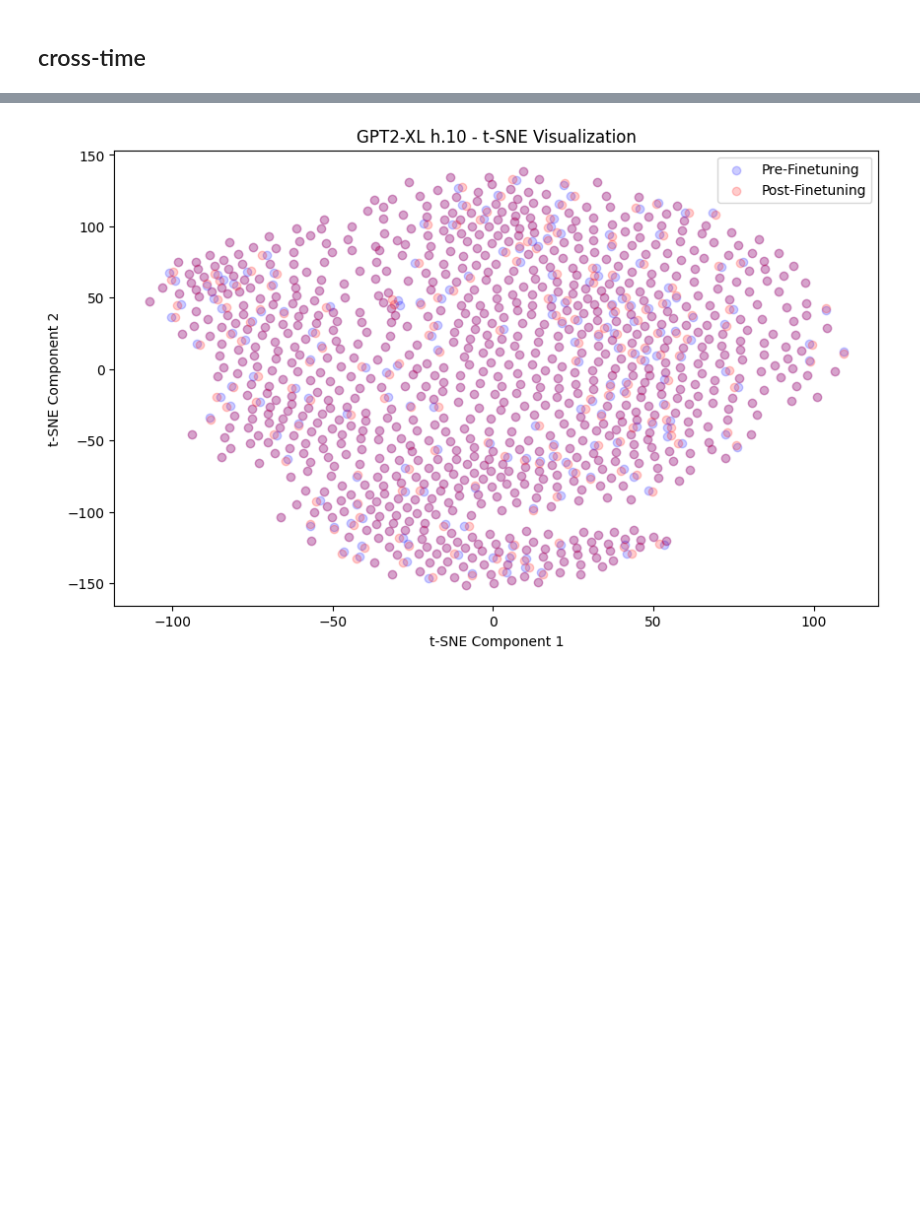
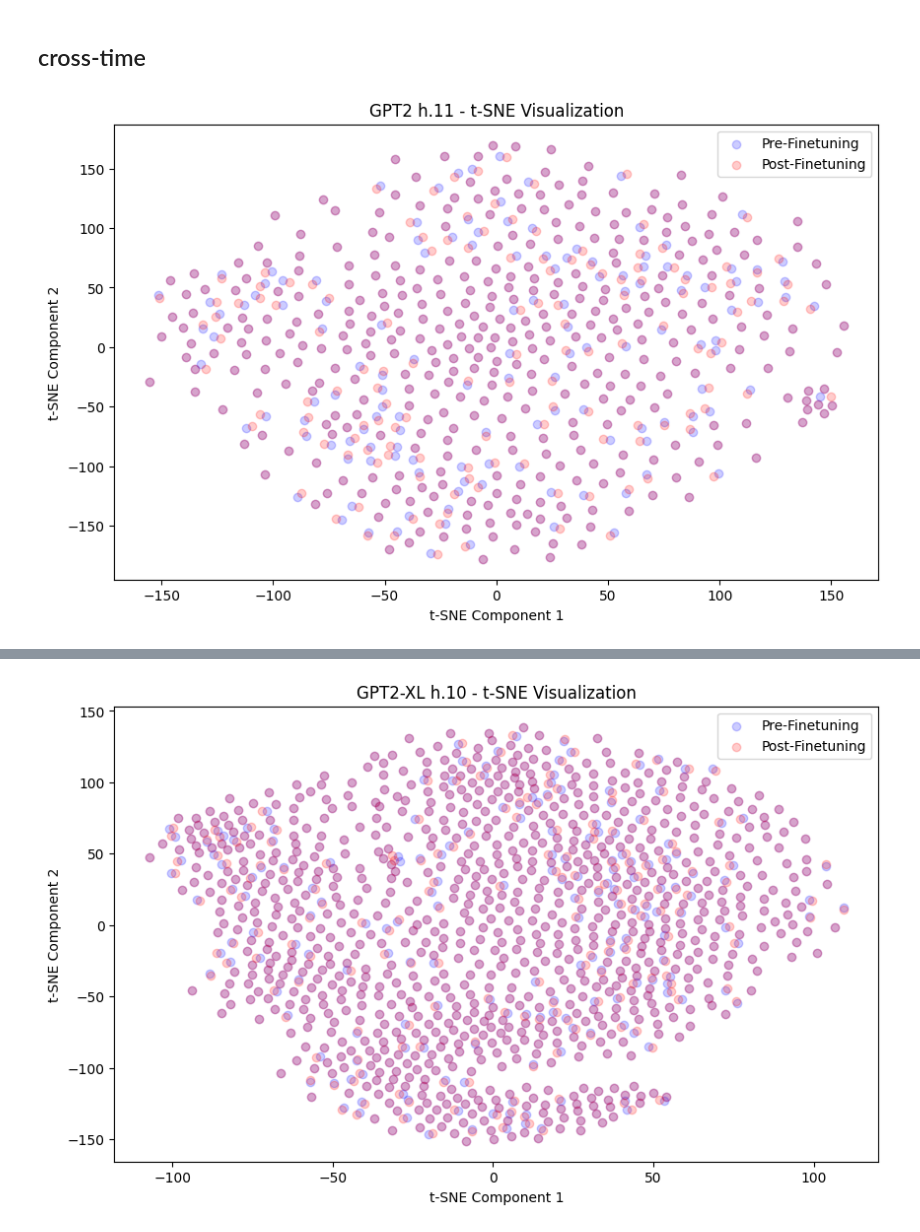
Before and after one commit to shaangao/weak-to-strong, a Jupyter notebook: notebooks/findtargetrep.ipynb, the cells around one changed output, grey strips where cells are left out. Drawn from its saved outputs; the diff is of its cells as text; code cells hidden in the pictures; blank space fills up the shorter version.

```diff
--- a/notebooks/findtargetrep.ipynb
+++ b/notebooks/findtargetrep.ipynb
@@ -611,4 +616,8 @@ def plot_activation_changes(activation1, activation2, method='PCA', components=2
     plt.ylabel(f'{method} Component 2')
     plt.legend()
     plt.show()
+# %%
+plot_activation_changes(activation1=gpt2_pre['h.11'][:500], activation2=gpt2_post['h.11'][:500], method='t-SNE', title='GPT2 h.11')
+# %% [output]
+[figure, added]
 # %%
```
Also changed, not shown: parts of 13 cells of this notebook, 1 other file.
